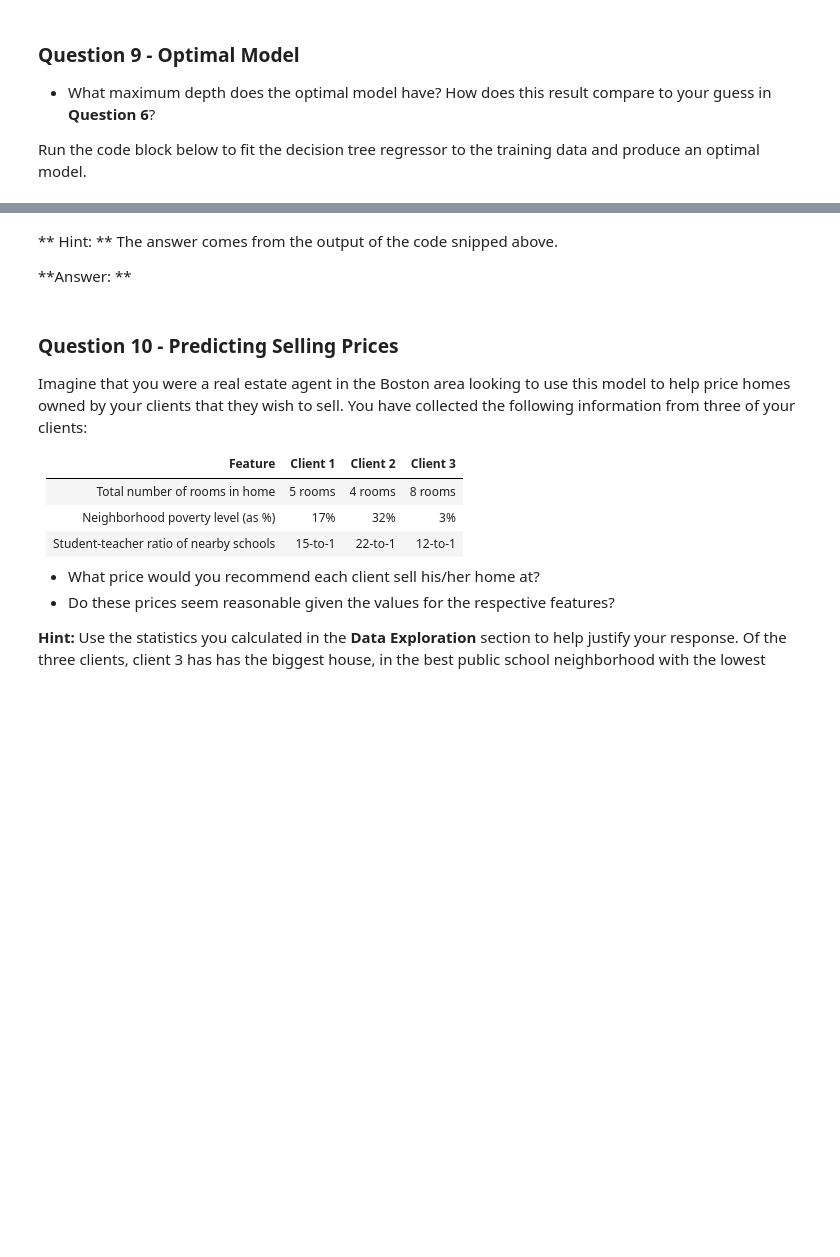
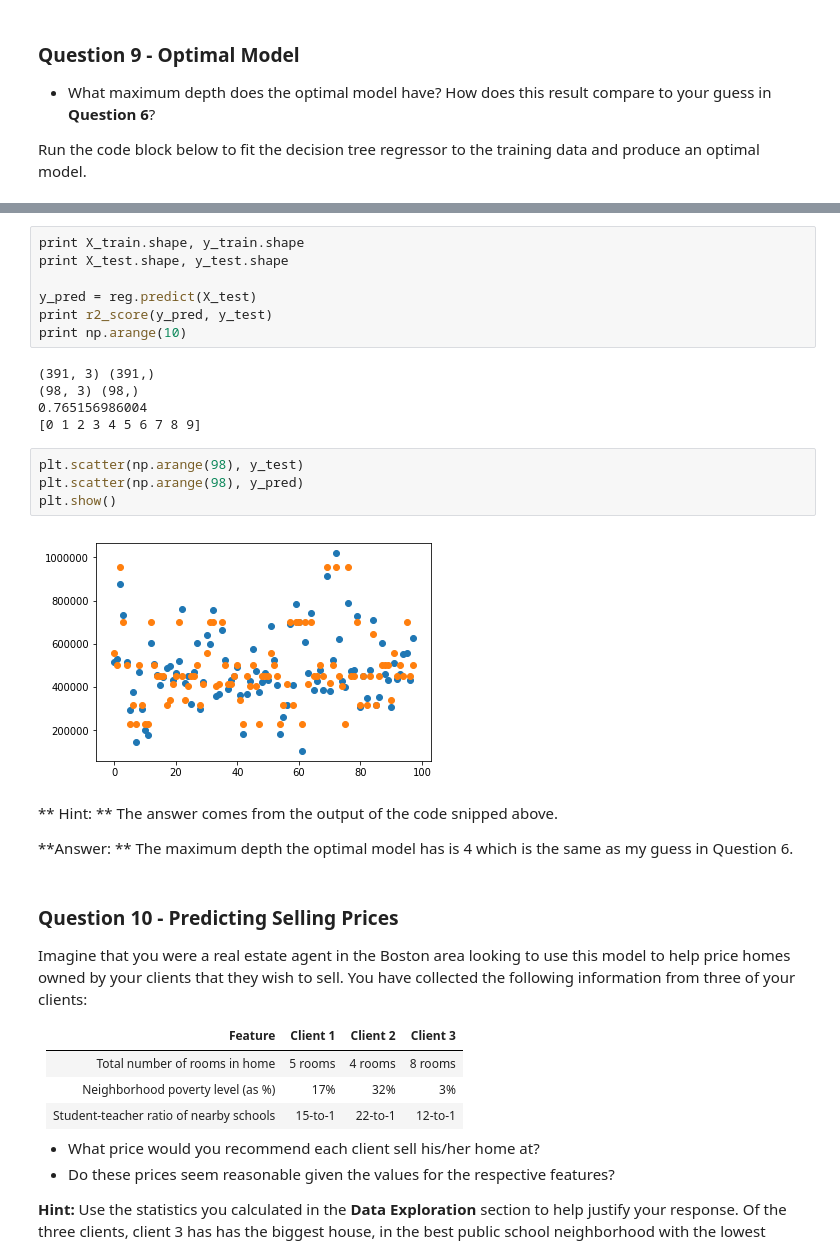
Before and after one commit to pexea12/machine-learning, a Jupyter notebook: boston_housing/boston_housing.ipynb, the cells around one changed output, grey strips where cells are left out. Drawn from its saved outputs; the diff is of its cells as text; blank space fills up the shorter version.

Commit message:
feat(bostom): finish boston question 10

```diff
--- a/boston_housing/boston_housing.ipynb
+++ b/boston_housing/boston_housing.ipynb
@@ -408,7 +417,26 @@ TypeError: 'ShuffleSplit' object is not iterable
+# %%
+print X_train.shape, y_train.shape
+print X_test.shape, y_test.shape
+
+y_pred = reg.predict(X_test)
+print r2_score(y_pred, y_test)
+print np.arange(10)
+# %% [output]
+(391, 3) (391,)
+(98, 3) (98,)
+0.765156986004
+[0 1 2 3 4 5 6 7 8 9]
+# %%
+plt.scatter(np.arange(98), y_test)
+plt.scatter(np.arange(98), y_pred)
+plt.show()
+# %% [output]
+[figure, added]
 # %% [markdown]
 ** Hint: ** The answer comes from the output of the code snipped above.
 
 **Answer: **
+The maximum depth the optimal model has is 4 which is the same as my guess in Question 6.
 # %% [markdown]
 ### Question 10 - Predicting Selling Prices
 Imagine that you were a real estate agent in the Boston area looking to use this model to help price homes owned by your clients that they wish to sell. You have collected the following information from three of your clients:
```
Also changed, not shown: parts of 12 cells of this notebook, 4 other files.
